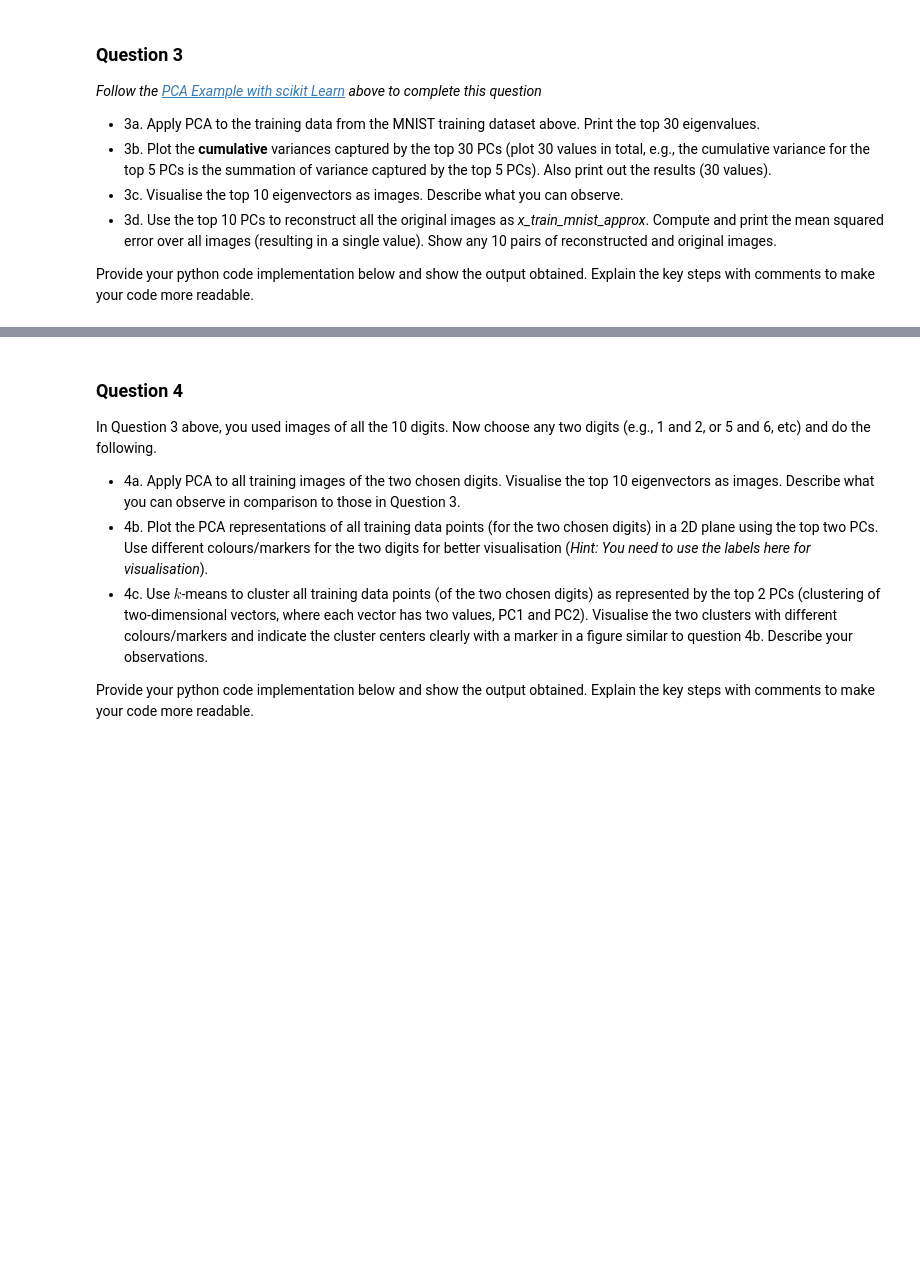
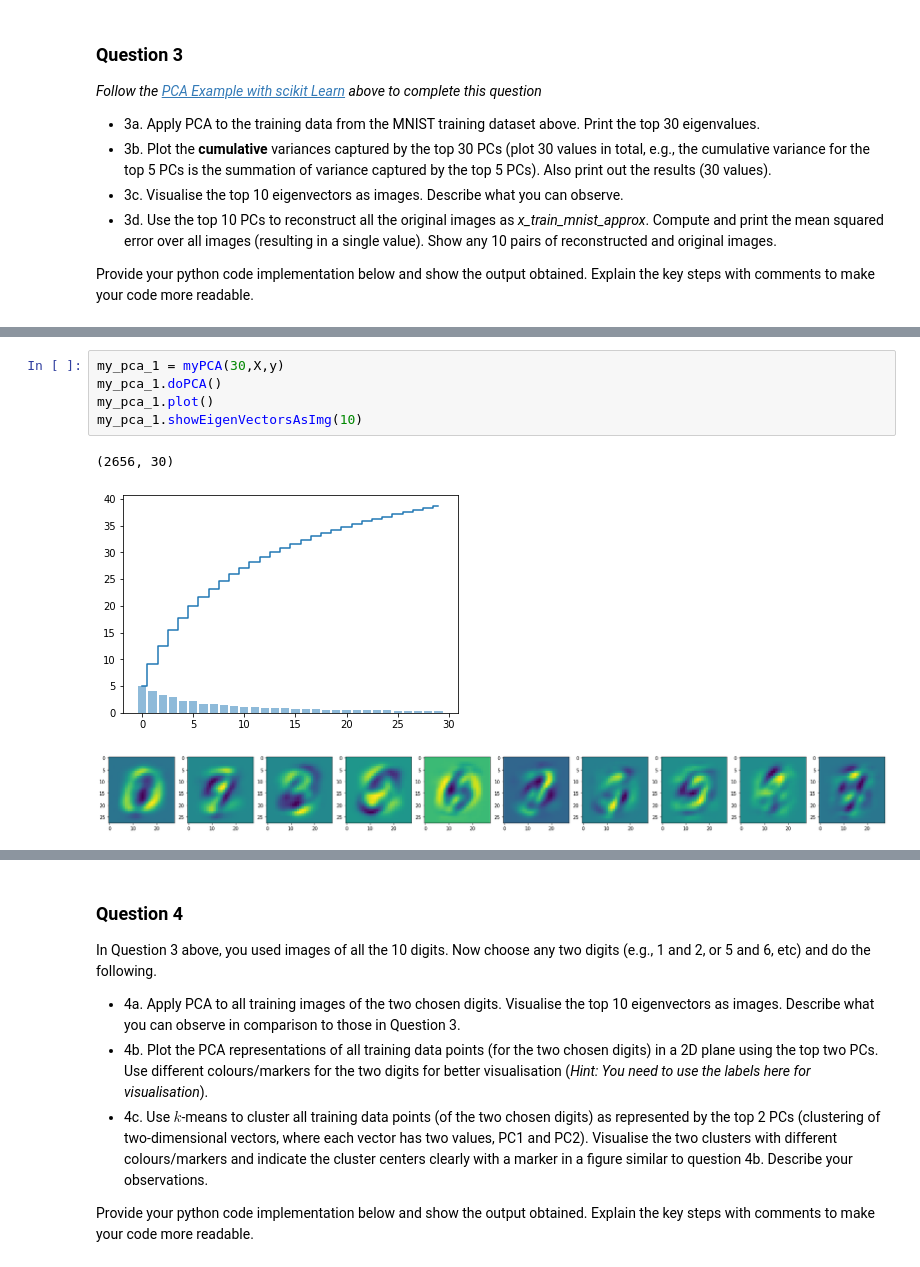
Before and after one commit to maalvarezl/MLAI, a Jupyter notebook: Lab 7 - Unsupervised learning & DL intro.ipynb, the cells around one changed output, grey strips where cells are left out. Saved outputs shown, nothing was run; the diff lists cells and outputs as text; blank space fills up the shorter version.

```diff
--- a/Lab 7 - Unsupervised learning & DL intro.ipynb
+++ b/Lab 7 - Unsupervised learning & DL intro.ipynb
@@ -622,0 +620,9 @@ for i,item in enumerate(indices_list):
+# %%
+my_pca_1 = myPCA(30,X,y)
+my_pca_1.doPCA()
+my_pca_1.plot()
+my_pca_1.showEigenVectorsAsImg(10)
+# %% [output]
+(2656, 30)
+[figure, added]
+[figure, added]
```
Also changed, not shown: parts of 12 cells of this notebook.
